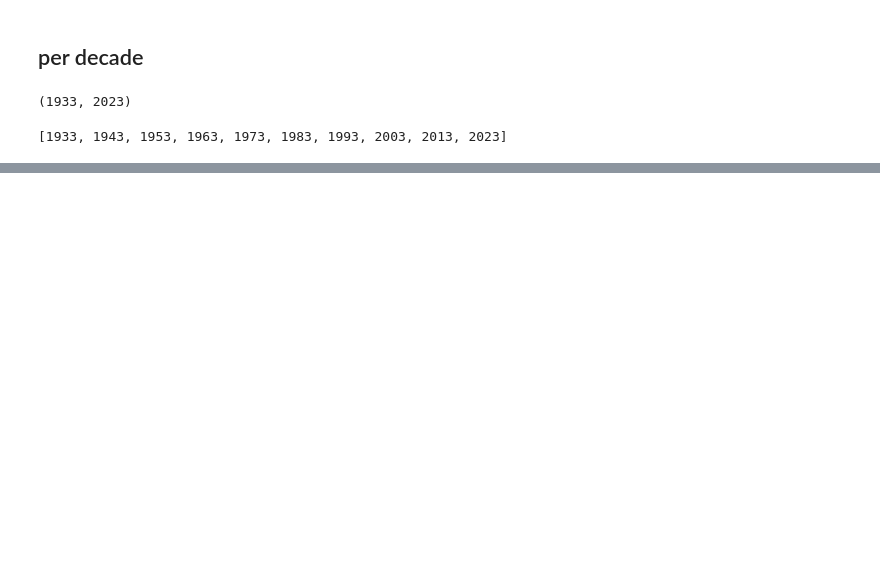
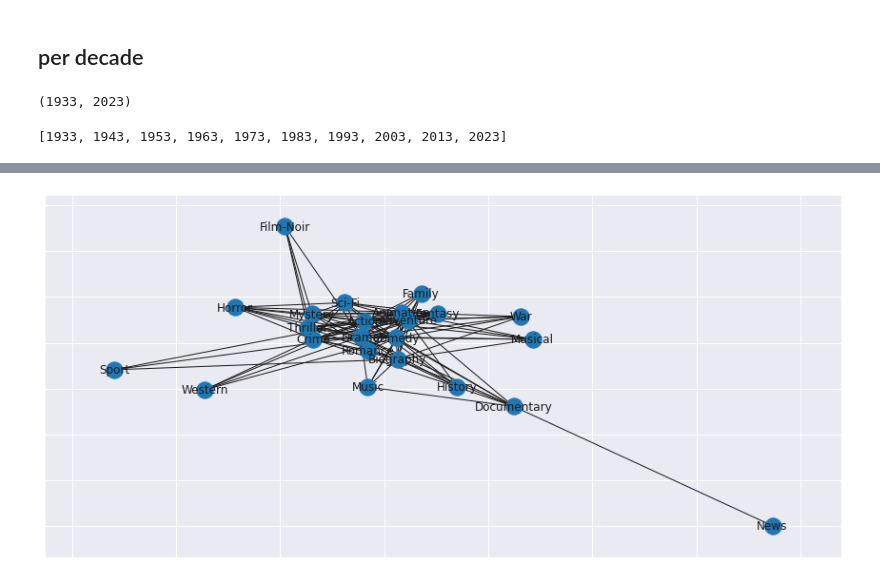
Before and after one commit to Siliam/data_science_artificial_intelligence, a Jupyter notebook: IMDB/IMDB.ipynb, the cells around one changed output, grey strips where cells are left out. Drawn from its saved outputs; the diff is of its cells as text; code cells hidden in the pictures; blank space fills up the shorter version.

```diff
--- a/IMDB/IMDB.ipynb
+++ b/IMDB/IMDB.ipynb
@@ -556,0 +473,11 @@ nx.draw_networkx_edge_labels(G,node_positions,edge_labels=labels)
+# %%
+node_degree = dict(G.degree(weight='weight'))
+
+pos = nx.spring_layout(G, seed=2)
+labels = nx.get_edge_attributes(G,'weight')
+
+# nx.draw_networkx_edge_labels(G,pos,edge_labels=labels)
+
+nx.draw_networkx(G, pos)
+# %% [output]
+[figure, added]
```
Also changed, not shown: parts of 74 cells of this notebook, 6 other files.
